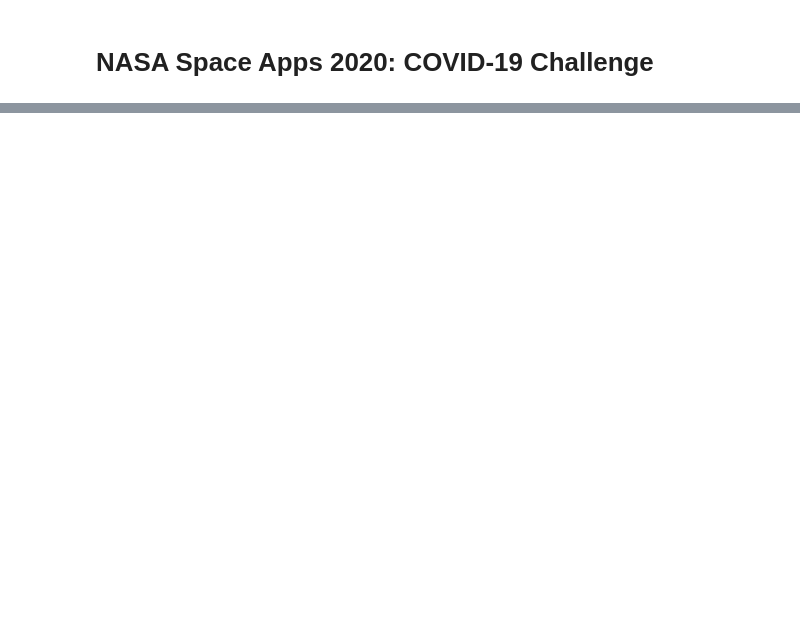
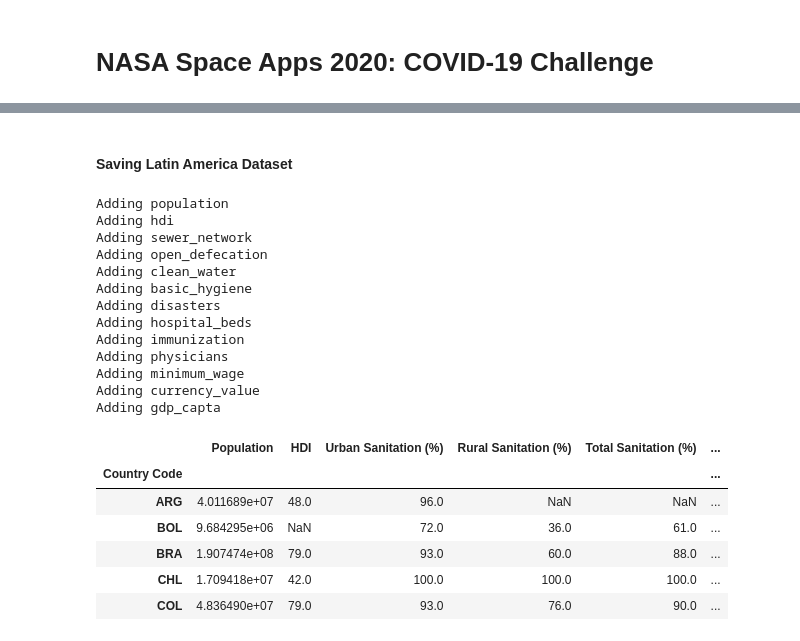
Before and after one commit to otavio-r-filho/nasa_space_apps, a Jupyter notebook: notebooks/analise_fatorial.ipynb, the cells around one changed output, grey strips where cells are left out. Drawn from its saved outputs; the diff is of its cells as text; code cells hidden in the pictures; blank space fills up the shorter version.

```diff
--- a/notebooks/analise_fatorial.ipynb
+++ b/notebooks/analise_fatorial.ipynb
@@ -93,0 +311,7 @@ df_medicos.head()
+# %%
+df_physicians = pd.read_csv(dados_tratados["MEDICOS.csv"]).rename(columns = {"First Tooltip": "Physicians per 10,000"})
+df_physicians = df_physicians.sort_values(["Country Code", "Year"]).drop_duplicates(subset="Country Code", keep="last")
+df_physicians = df_physicians[["Country Code", "Physicians per 10,000"]].set_index("Country Code")
+
+dataframes["physicians"] = df_physicians
+df_physicians.head()
@@ -93,0 +328,7 @@ df_medicos.head()
+# %%
+df_minimum_wage = pd.read_csv(dados_tratados["SALARIO_MINIMO.csv"]).rename(columns = {"Minimum Wage USD": "Minimum Wage (USD)"})
+df_minimum_wage = df_minimum_wage.sort_values(["Country Code", "Year"]).drop_duplicates(subset = "Country Code", keep="last")
+df_minimum_wage = df_minimum_wage[["Country Code", "Minimum Wage (USD)"]].set_index("Country Code")
+
+dataframes["minimum_wage"] = df_minimum_wage
+df_minimum_wage.head()
@@ -93,0 +345,7 @@ df_medicos.head()
+# %%
+df_currency_value = pd.read_csv(dados_tratados["LOCAL_X_USD.csv"]).rename(columns = {"Price": "Currency Value (USD)"})
+df_currency_value = df_currency_value.sort_values(["Country Code", "Date"]).drop_duplicates(subset = "Country Code", keep="last")
+df_currency_value = df_currency_value[["Country Code", "Currency Value (USD)"]].set_index("Country Code")
+
+dataframes["currency_value"] = df_currency_value
+df_currency_value.head()
@@ -93,0 +362,7 @@ df_medicos.head()
+# %%
+df_gdp_capta = pd.read_csv(dados_tratados["REAL_GDP_PER_CAPITA_CONSTANT_US$.csv"]).rename(columns = {"GDP": "GDP (USD)"})
+df_gdp_capta = df_gdp_capta.sort_values(["Country Code", "Year"]).drop_duplicates(subset = "Country Code", keep="last")
+df_gdp_capta = df_gdp_capta[["Country Code", "GDP (USD)"]].set_index("Country Code")
+
+dataframes["gdp_capta"] = df_gdp_capta
+df_gdp_capta.head()
@@ -93,0 +377,34 @@ df_medicos.head()
+# %% [markdown]
+#### Saving Latin America Dataset
+# %%
+df_latin_america = None
+for df_name, df in dataframes.items():
+  print("Adding", df_name)
+  if df_latin_america is None:
+    df_latin_america = df.copy()
+  else:
+    df_latin_america = df_latin_america.join(df)
+
+df_latin_america.to_csv("Data/Tratados/LATIN_AMERICA.csv", index = False)
+df_latin_america.head()
+# %% [output]
+Adding population
+Adding hdi
+Adding sewer_network
+Adding open_defecation
+Adding clean_water
+Adding basic_hygiene
+Adding disasters
+Adding hospital_beds
+Adding immunization
+Adding physicians
+Adding minimum_wage
+Adding currency_value
+Adding gdp_capta
+|  | Population | HDI | Urban Sanitation (%) | Rural Sanitation (%) | Total Sanitation (%) | ... |
+| Country Code |  |  |  |  |  | ... |
+| ARG | 4.011689e+07 | 48.0 | 96.0 | NaN | NaN | ... |
+| BOL | 9.684295e+06 | NaN | 72.0 | 36.0 | 61.0 | ... |
+| BRA | 1.907474e+08 | 79.0 | 93.0 | 60.0 | 88.0 | ... |
+| CHL | 1.709418e+07 | 42.0 | 100.0 | 100.0 | 100.0 | ... |
+| COL | 4.836490e+07 | 79.0 | 93.0 | 76.0 | 90.0 | ... |
```
Also changed, not shown: parts of 39 cells of this notebook.
